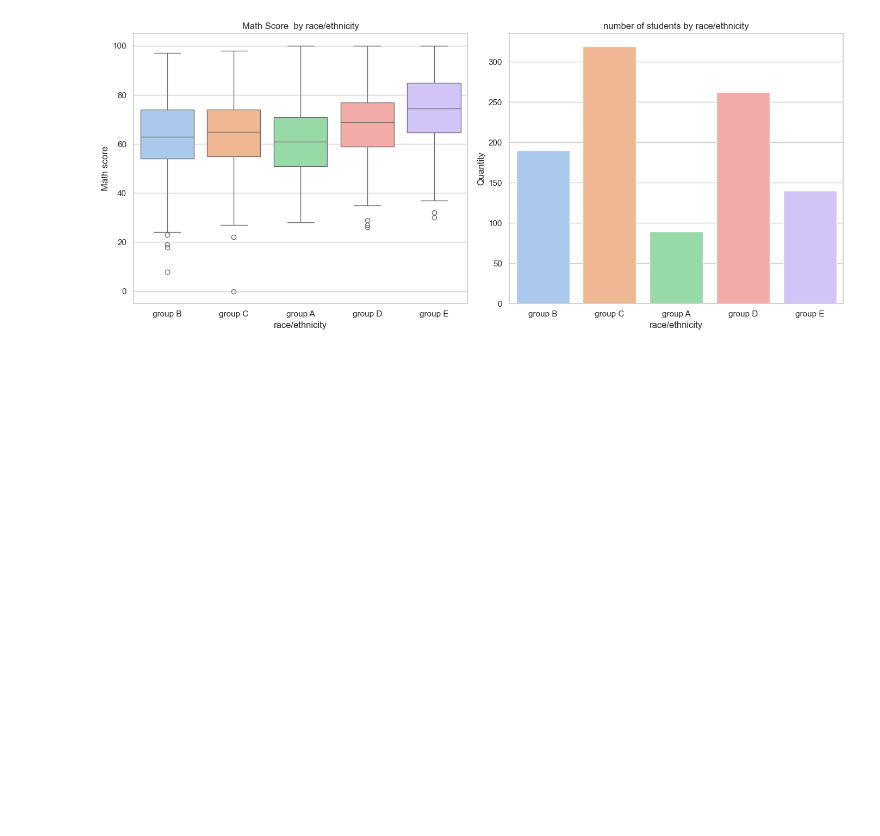
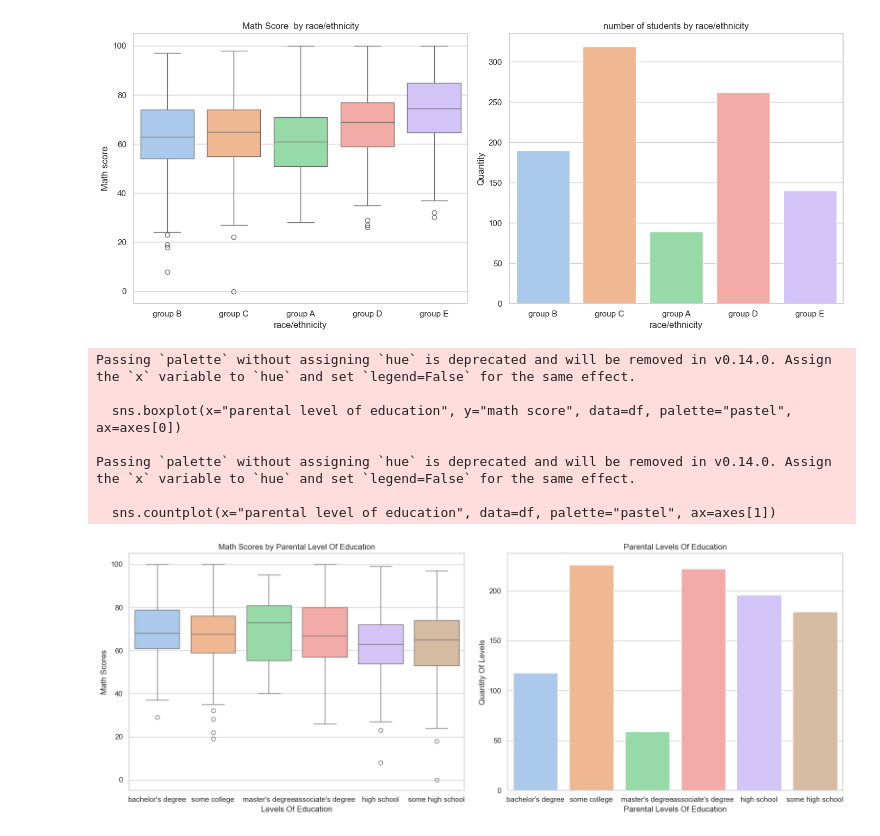
Before and after one commit to Estefania-8/ProyectoIA, a Jupyter notebook: Analisis.ipynb, the cells around one changed output. Drawn from its saved outputs; the diff is of its cells as text; code cells hidden in the pictures; blank space fills up the shorter version.

```diff
--- a/Analisis.ipynb
+++ b/Analisis.ipynb
@@ -191,3 +194,33 @@ Passing `palette` without assigning `hue` is deprecated and will be removed in v
 
   sns.countplot(x="race/ethnicity", data=df, palette="pastel", ax=axes[1])
 [figure]
+# %%
+sns.set(style="whitegrid")
+
+# Crear figura y subgráficos
+fig, axes = plt.subplots(1, 2, figsize=(16, 6))
+
+# --- Gráfico 1: Boxplot de math score por género ---
+sns.boxplot(x="parental level of education", y="math score", data=df, palette="pastel", ax=axes[0])
+axes[0].set_title("Math Scores by Parental Level Of Education")
+axes[0].set_xlabel("Levels Of Education")
+axes[0].set_ylabel("Math Scores")
+
+# --- Gráfico 2: Conteo de hombres y mujeres ---
+sns.countplot(x="parental level of education", data=df, palette="pastel", ax=axes[1])
+axes[1].set_title("Parental Levels Of Education")
+axes[1].set_xlabel("Parental Levels Of Education")
+axes[1].set_ylabel("Quantity Of Levels")
+
+# Mostrar ambos gráficos
+plt.tight_layout()
+plt.show()
+# %% [output]
+Passing `palette` without assigning `hue` is deprecated and will be removed in v0.14.0. Assign the `x` variable to `hue` and set `legend=False` for the same effect.
+
+  sns.boxplot(x="parental level of education", y="math score", data=df, palette="pastel", ax=axes[0])
+
+Passing `palette` without assigning `hue` is deprecated and will be removed in v0.14.0. Assign the `x` variable to `hue` and set `legend=False` for the same effect.
+
+  sns.countplot(x="parental level of education", data=df, palette="pastel", ax=axes[1])
+[figure, added]
```
Also changed, not shown: parts of 4 cells of this notebook.
